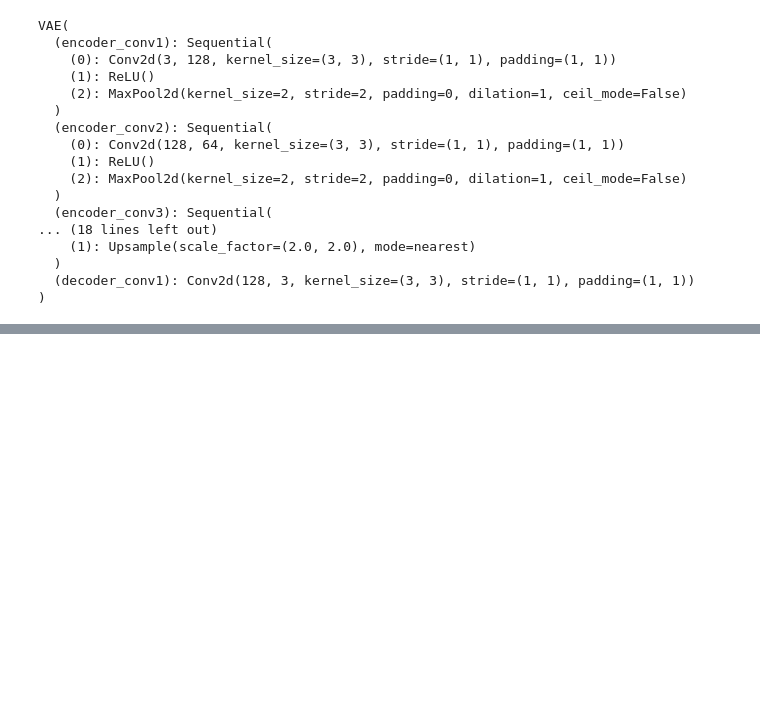
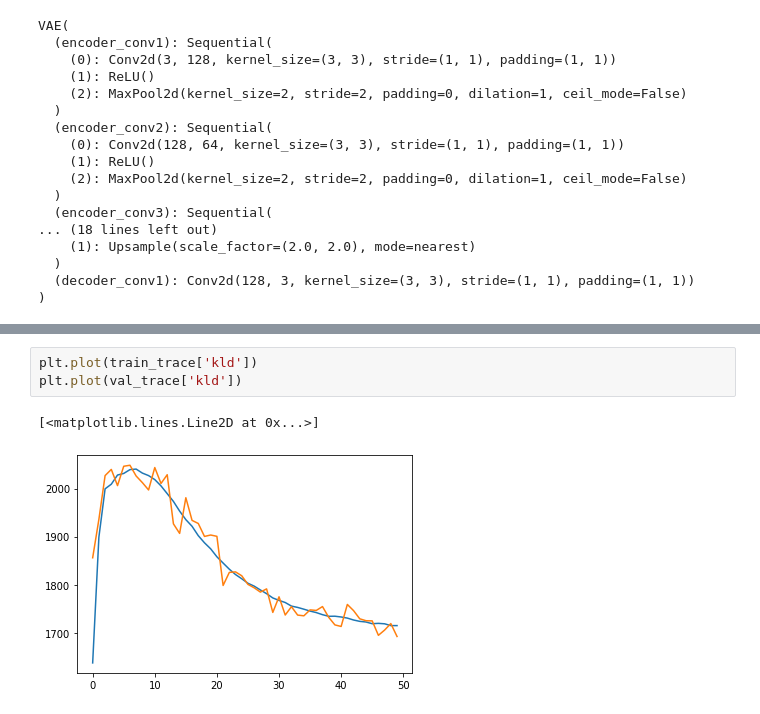
Before and after one commit to NotAndres/pytorch-vsc, a Jupyter notebook: notebook/vsc.ipynb, the cells around one changed output, grey strips where cells are left out. Saved outputs shown, nothing was run; the diff lists cells and outputs as text; blank space fills up the shorter version.

```diff
--- a/notebook/vsc.ipynb
+++ b/notebook/vsc.ipynb
@@ -282,0 +341,6 @@ recon = vae.decode(z)
+# %%
+plt.plot(train_trace['kld'])
+plt.plot(val_trace['kld'])
+# %% [output]
+[<matplotlib.lines.Line2D at 0x...>]
+[figure, added]
```
Also changed, not shown: parts of 23 cells of this notebook.
